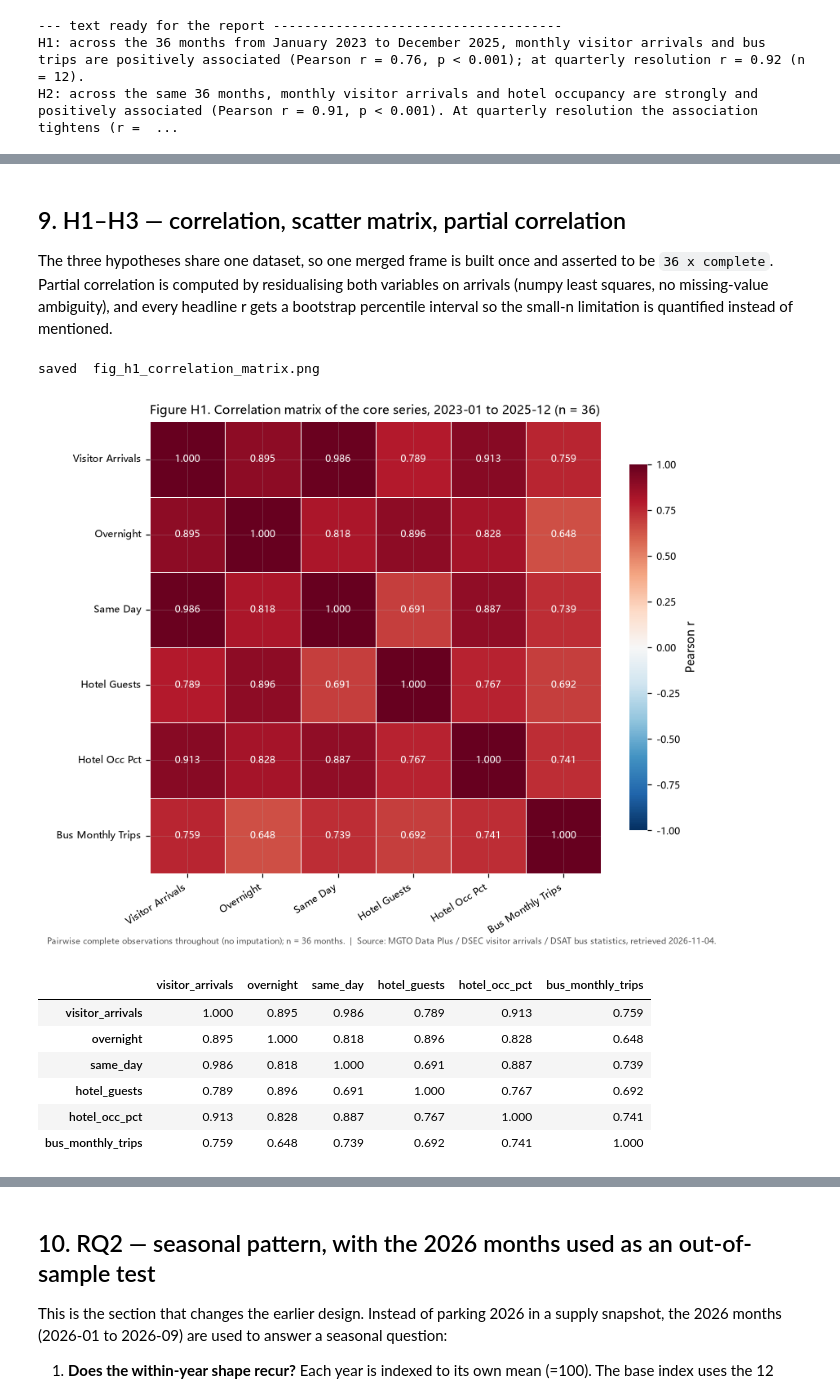
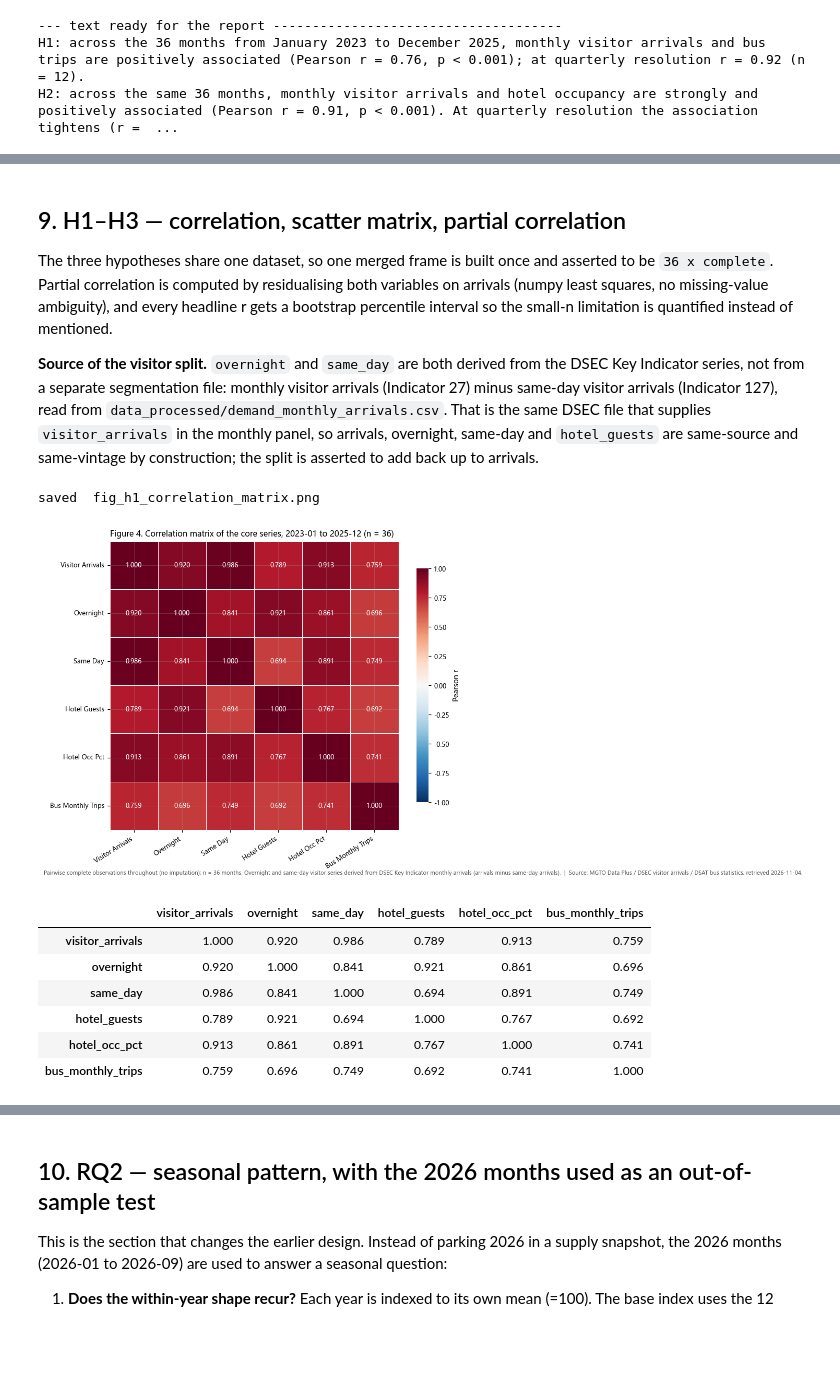
Before and after one commit to FongChinWai-Vivi/CISC7204-ClassE-Team01-2026GitHub, a Jupyter notebook: notebooks/CISC7204_ClassE_Team01_Visualization_updated.ipynb, the cells around one changed output, grey strips where cells are left out. Saved outputs shown, nothing was run; the diff lists cells and outputs as text; code cells hidden in the pictures; blank space fills up the shorter version.

```diff
--- a/notebooks/CISC7204_ClassE_Team01_Visualization_updated.ipynb
+++ b/notebooks/CISC7204_ClassE_Team01_Visualization_updated.ipynb
@@ -16,6 +18,7 @@
 
 Colour-blind-safe Okabe-Ito palette, CJK-capable font stack, and one shared `stamp()` helper so that every figure carries its own provenance.
 # %%
+import os
 from pathlib import Path
 import warnings
 import numpy as np
@@ -31,7 +34,17 @@ from IPython.display import display
 
 warnings.filterwarnings("ignore")
 
-BASE = Path(r"C:\Users\user\Documents\cisc7204\Project\Github\CISC7204-ClassE-Team01-2026GitHub")
+# Repository root: derive it from this notebook's own location (pathlib), then fall back
+# to walking up from the kernel working directory, so no machine-specific path is stored.
+_cands = []
+for _hint in (globals().get("__vsc_ipynb_file__"), os.environ.get("JPY_SESSION_NAME")):
+    if _hint:
+        _cands += [Path(_hint).resolve().parent, Path(_hint).resolve().parent.parent]
+BASE = next((p for p in _cands if (p / "data_processed").exists()), None)
+if BASE is None:
+    BASE = Path.cwd().resolve()
+    while not (BASE / "data_processed").exists() and BASE != BASE.parent:
+        BASE = BASE.parent
 DATA = BASE / "data_processed"
 RAW  = BASE / "Dataset"
 FIG  = BASE / "notebooks" / "figures"
@@ -67,7 +80,7 @@ def save_fig(fig, name):
 
 print("=" * 88)
 print("DATA exists :", DATA.exists(), "   RAW exists :", RAW.exists())
-print("FIG         :", FIG)
+print("FIG         :", FIG.relative_to(BASE))  # shown relative: no machine path stored
 print("versions    : pandas", pd.__version__, "| numpy", np.__version__,
       "| matplotlib", matplotlib.__version__, "| seaborn", sns.__version__)
 print("=" * 88)
@@ -528,42 +544,51 @@ Quarterly change 9.9637 -> 5.8254  (-41.53%)
 ## 9. H1–H3 — correlation, scatter matrix, partial correlation
 
 The three hypotheses share one dataset, so one merged frame is built once and asserted to be `36 x complete`. Partial correlation is computed by residualising both variables on arrivals (numpy least squares, no missing-value ambiguity), and every headline r gets a bootstrap percentile interval so the small-n limitation is quantified instead of mentioned.
+
+**Source of the visitor split.** `overnight` and `same_day` are both derived from the DSEC Key Indicator series, not from a separate segmentation file: monthly visitor arrivals (Indicator 27) minus same-day visitor arrivals (Indicator 127), read from `data_processed/demand_monthly_arrivals.csv`. That is the same DSEC file that supplies `visitor_arrivals` in the monthly panel, so arrivals, overnight, same-day and `hotel_guests` are same-source and same-vintage by construction; the split is asserted to add back up to arrivals.
 # %%
-segm = seg.rename(columns={"Year": "year", "Month": "month_no",
-                           "SameDay": "same_day", "OverNight": "overnight"})
-segm["month_dt"] = pd.to_datetime(dict(year=segm["year"], month=segm["month_no"], day=1))
+# --- visitor split, both series derived from the DSEC Key Indicator panel ---------
+# overnight = Indicator 27 (monthly visitor arrivals) - Indicator 127 (same-day visitor arrivals).
+# demand_monthly_arrivals.csv is the DSEC KeyIndicator extract that also feeds visitor_arrivals in
+# the monthly panel, so arrivals / overnight / same_day / hotel_guests share one source and vintage.
+ds = long.copy()
+ds["month_dt"] = pd.to_datetime(dict(year=ds["year"], month=ds["month"], day=1))
+ds["same_day"] = ds["same_day_arrivals"].astype(float)
+ds["overnight"] = ds["arrivals"].astype(float) - ds["same_day"]
 
-W = win.merge(segm[["month_dt", "same_day", "overnight"]], on="month_dt",
+W = win.merge(ds[["month_dt", "same_day", "overnight"]], on="month_dt",
               how="left", validate="one_to_one")
 assert len(W) == 36, len(W)
-assert W[["same_day", "overnight"]].notna().all().all(), "visitor split missing for a core month"
+assert W[["same_day", "overnight"]].notna().all().all(), "DSEC visitor split missing for a core month"
+assert np.allclose(W["overnight"] + W["same_day"], W["visitor_arrivals"]), \
+    "DSEC split does not add back up to visitor arrivals"
 
 cols = ["visitor_arrivals", "overnight", "same_day", "hotel_guests", "hotel_occ_pct", "bus_monthly_trips"]
 C = W[cols].corr(method="pearson")
 
 fig, ax = plt.subplots(figsize=(7.6, 6.2))
 sns.heatmap(C, annot=True, fmt=".3f", cmap="RdBu_r", vmin=-1, vmax=1, square=True,
             linewidths=0.6, linecolor="white", annot_kws={"size": 8},
             cbar_kws={"label": "Pearson r", "shrink": 0.8}, ax=ax)
-ax.set_title("Figure H1. Correlation matrix of the core series, 2023-01 to 2025-12 (n = 36)", loc="left")
+ax.set_title("Figure 4. Correlation matrix of the core series, 2023-01 to 2025-12 (n = 36)", loc="left")
 ax.set_xticklabels([c.replace("_", " ").title() for c in cols], rotation=32, ha="right")
 ax.set_yticklabels([c.replace("_", " ").title() for c in cols], rotation=0)
-stamp(fig, "Pairwise complete observations throughout (no imputation); n = 36 months.")
+stamp(fig, "Pairwise complete observations throughout (no imputation); n = 36 months. Overnight and same-day visitor series derived from DSEC Key Indicator monthly arrivals (arrivals minus same-day arrivals).")
 fig.tight_layout()
 save_fig(fig, "fig_h1_correlation_matrix.png")
 plt.show()
 
 display(C.round(3))
 # %% [output]
 saved  fig_h1_correlation_matrix.png
-[figure, old version]
+[figure, new version]
 |  | visitor_arrivals | overnight | same_day | hotel_guests | hotel_occ_pct | bus_monthly_trips |
-| visitor_arrivals | 1.000 | 0.895 | 0.986 | 0.789 | 0.913 | 0.759 |
-| overnight | 0.895 | 1.000 | 0.818 | 0.896 | 0.828 | 0.648 |
-| same_day | 0.986 | 0.818 | 1.000 | 0.691 | 0.887 | 0.739 |
-| hotel_guests | 0.789 | 0.896 | 0.691 | 1.000 | 0.767 | 0.692 |
-| hotel_occ_pct | 0.913 | 0.828 | 0.887 | 0.767 | 1.000 | 0.741 |
-| bus_monthly_trips | 0.759 | 0.648 | 0.739 | 0.692 | 0.741 | 1.000 |
+| visitor_arrivals | 1.000 | 0.920 | 0.986 | 0.789 | 0.913 | 0.759 |
+| overnight | 0.920 | 1.000 | 0.841 | 0.921 | 0.861 | 0.696 |
+| same_day | 0.986 | 0.841 | 1.000 | 0.694 | 0.891 | 0.749 |
+| hotel_guests | 0.789 | 0.921 | 0.694 | 1.000 | 0.767 | 0.692 |
+| hotel_occ_pct | 0.913 | 0.861 | 0.891 | 0.767 | 1.000 | 0.741 |
+| bus_monthly_trips | 0.759 | 0.696 | 0.749 | 0.692 | 0.741 | 1.000 |
 # %%
 # --- scatter matrix with fitted lines (H1 / H2) -------------------------------
 # (x col, y col, x label, y label, x divisor, y divisor, hypothesis)
```
Also changed, not shown: parts of 25 cells of this notebook, 54 other files.
